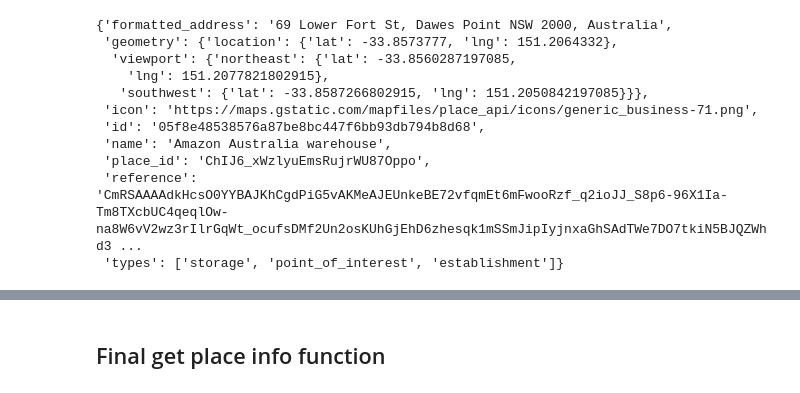
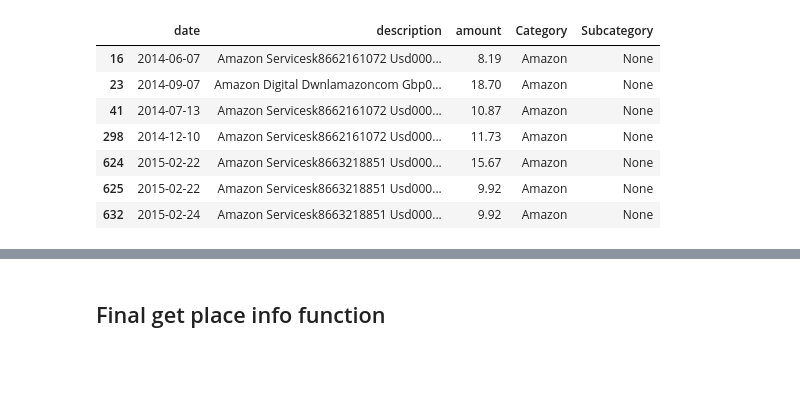
Before and after one commit to khalido/money_bot, a Jupyter notebook: parsing_csv.ipynb, the cells around one changed output, grey strips where cells are left out. Saved outputs shown, nothing was run; the diff lists cells and outputs as text; code cells hidden in the pictures; blank space fills up the shorter version.

```diff
--- a/parsing_csv.ipynb
+++ b/parsing_csv.ipynb
@@ -130,14 +120,11 @@ address, location, place_id, types
-# %%
-place
-# %% [output]
-{'formatted_address': '69 Lower Fort St, Dawes Point NSW 2000, Australia',
- 'geometry': {'location': {'lat': -33.8573777, 'lng': 151.2064332},
-  'viewport': {'northeast': {'lat': -33.8560287197085,
-    'lng': 151.2077821802915},
-   'southwest': {'lat': -33.8587266802915, 'lng': 151.2050842197085}}},
- 'icon': 'https://maps.gstatic.com/mapfiles/place_api/icons/generic_business-71.png',
- 'id': '05f8e48538576a87be8bc447f6bb93db794b8d68',
- 'name': 'Amazon Australia warehouse',
- 'place_id': 'ChIJ6_xWzlyuEmsRujrWU87Oppo',
- 'reference': 'CmRSAAAAdkHcsO0YYBAJKhCgdPiG5vAKMeAJEUnkeBE72vfqmEt6mFwooRzf_q2ioJJ_S8p6-96X1Ia-Tm8TXcbUC4qeqlOw-na8W6vV2wz3rIlrGqWt_ocufsDMf2Un2osKUhGjEhD6zhesqk1mSSmJipIyjnxaGhSAdTWe7DO7tkiN5BJQZWhd3 ...
- 'types': ['storage', 'point_of_interest', 'establishment']}
+# %%
+df
+# %% [output]
+|  | date | description | amount | Category | Subcategory |
+| 16 | 2014-06-07 | Amazon Servicesk8662161072 Usd000... | 8.19 | Amazon | None |
+| 23 | 2014-09-07 | Amazon Digital Dwnlamazoncom Gbp0... | 18.70 | Amazon | None |
+| 41 | 2014-07-13 | Amazon Servicesk8662161072 Usd000... | 10.87 | Amazon | None |
+| 298 | 2014-12-10 | Amazon Servicesk8662161072 Usd000... | 11.73 | Amazon | None |
+| 624 | 2015-02-22 | Amazon Servicesk8663218851 Usd000... | 15.67 | Amazon | None |
+| 625 | 2015-02-22 | Amazon Servicesk8663218851 Usd000... | 9.92 | Amazon | None |
+| 632 | 2015-02-24 | Amazon Servicesk8663218851 Usd000... | 9.92 | Amazon | None |
```
Also changed, not shown: parts of 19 cells of this notebook, 2 other files.
